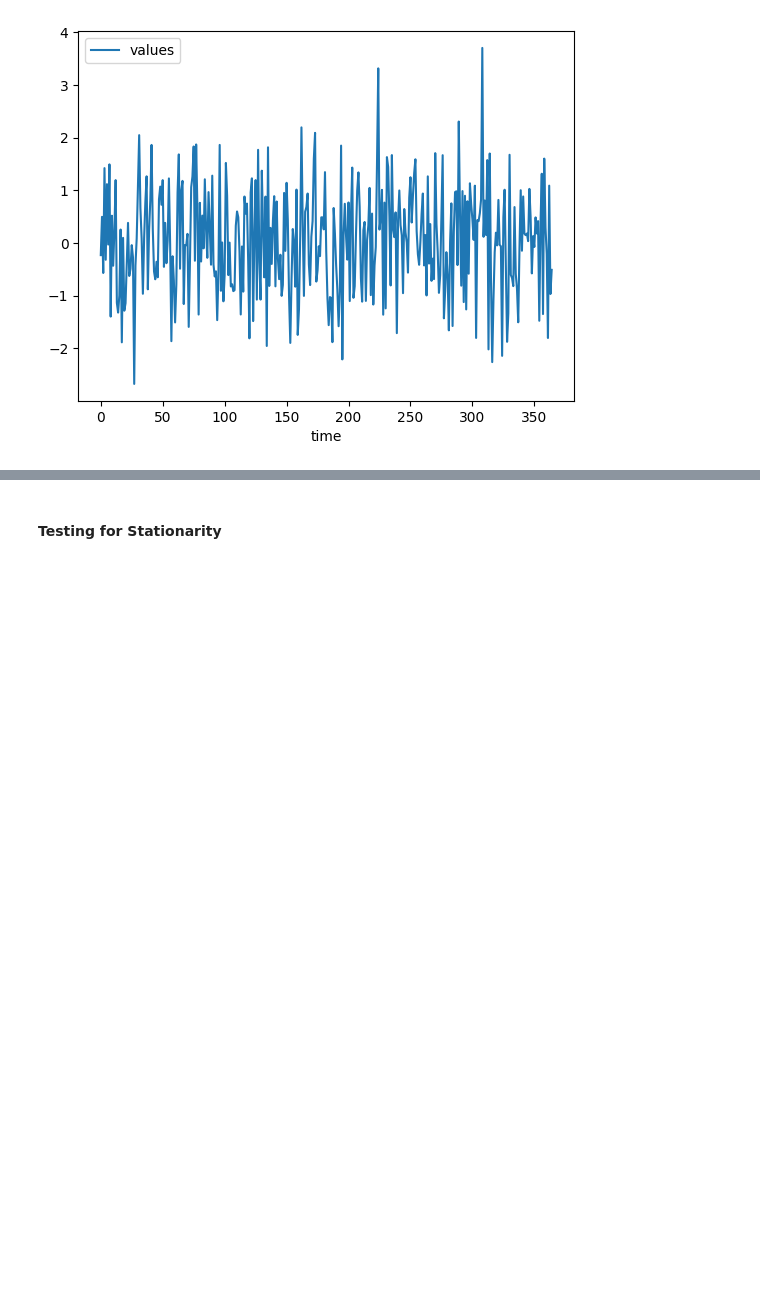
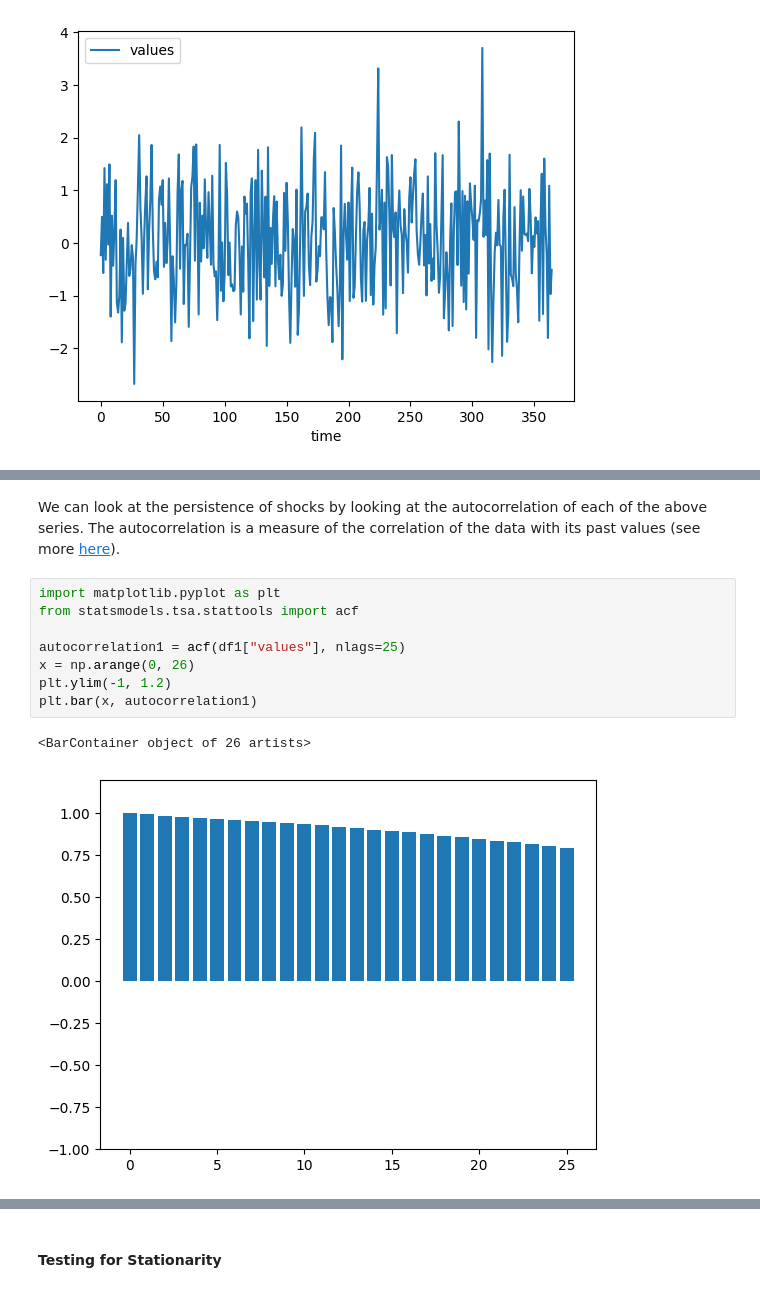
Before and after one commit to finlaymcalpine/ts-essentials, a Jupyter notebook: Chapter 0.2.ipynb, the cells around one changed output, grey strips where cells are left out. Drawn from its saved outputs; the diff is of its cells as text; blank space fills up the shorter version.

```diff
--- a/Chapter 0.2.ipynb
+++ b/Chapter 0.2.ipynb
@@ -47,0 +54,13 @@ $x_t = x_{t-1} + \epsilon_t$
+# %% [markdown]
+We can look at the persistence of shocks by looking at the autocorrelation of each of the above series. The autocorrelation is a measure of the correlation of the data with its past values (see more [here](https://www.mathworks.com/help/econ/autocorrelation-and-partial-autocorrelation.html)).
+# %%
+import matplotlib.pyplot as plt
+from statsmodels.tsa.stattools import acf
+
+autocorrelation1 = acf(df1["values"], nlags=25)
+x = np.arange(0, 26)
+plt.ylim(-1, 1.2)
+plt.bar(x, autocorrelation1)
+# %% [output]
+<BarContainer object of 26 artists>
+[figure, added]
```
Also changed, not shown: parts of 15 cells of this notebook.
